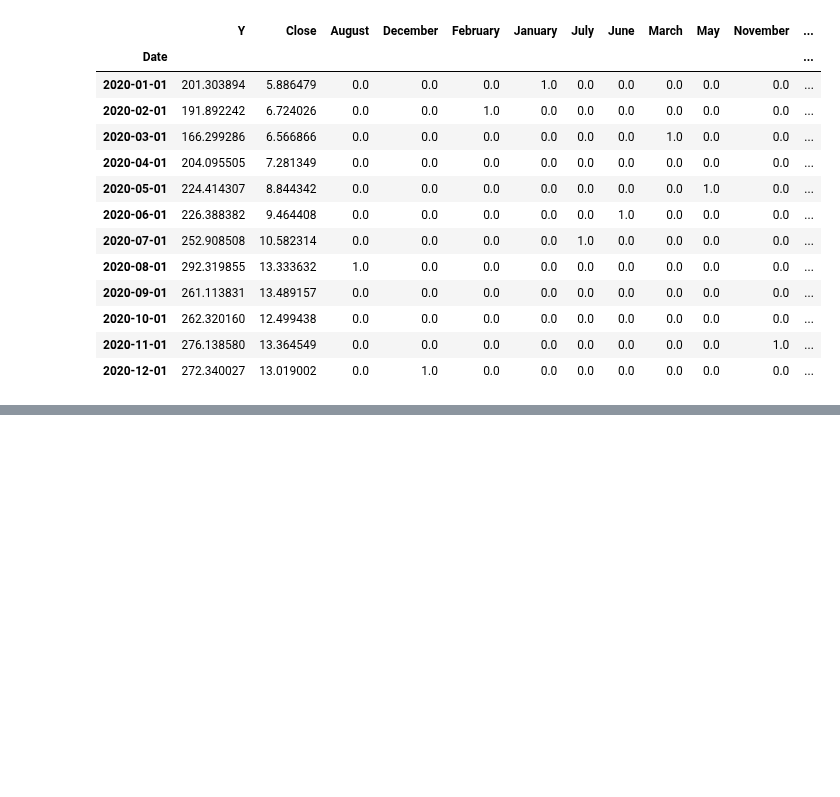
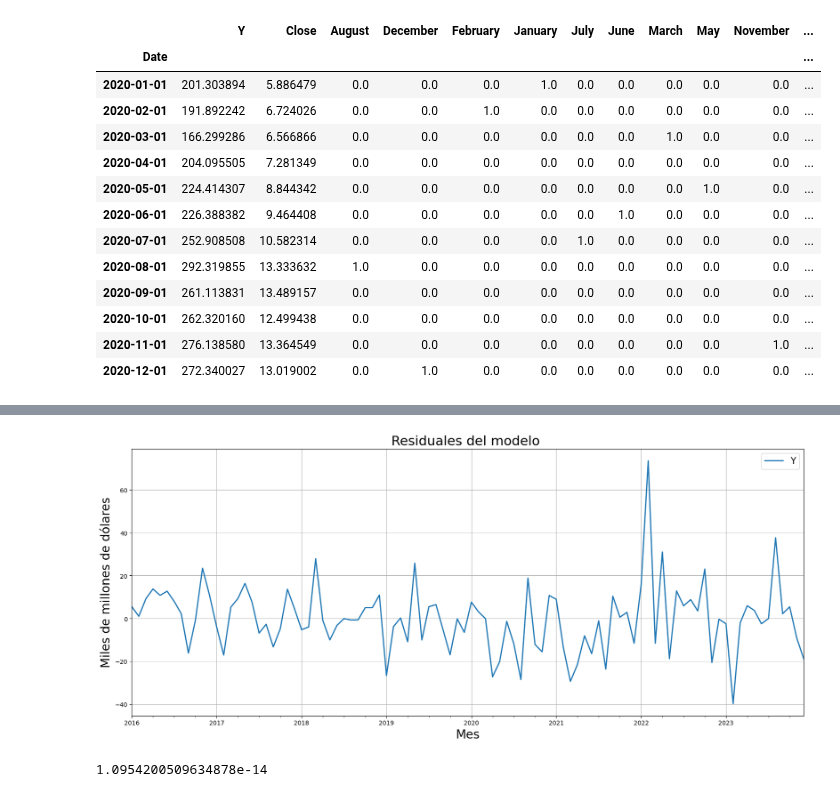
Before and after one commit to Michelleagl/Series_de_Tiempo, a Jupyter notebook: Regresión_lineal.ipynb, the cells around one changed output, grey strips where cells are left out. Saved outputs shown, nothing was run; the diff lists cells and outputs as text; code cells hidden in the pictures; blank space fills up the shorter version.

```diff
--- a/Regresión_lineal.ipynb
+++ b/Regresión_lineal.ipynb
@@ -250,0 +266,2 @@ data.head(13)
+# %%
+data = data["2015":]
@@ -250,0 +272,15 @@ data.head(13)
+# %%
+# Check for infinite values
+print(np.isinf(data).any())
+
+# Check for NaNs
+print(np.isnan(data).any())
+
+# Replace infinite values with NaNs
+data.replace([np.inf, -np.inf], np.nan, inplace=True)
+
+# Drop rows with NaNs
+data.dropna(inplace=True)
+
+# Now try running the regression again
+print(sm.OLS(data['Y'], data.drop(columns=['Y'])).fit().summary())
@@ -250,0 +338,2 @@ data.head(13)
+# %%
+errors = LinearRegression().fit(data.drop(columns=['Y']), data['Y']).predict(data.drop(columns=['Y'])) - data['Y']
@@ -250,0 +351,17 @@ data.head(13)
+# %%
+
+fig, ax = plt.subplots(1, 1, figsize = (20, 8))
+errors.plot(ax=ax, linewidth=2)
+
+# Specify graph features:
+ax.set_title('Residuales del modelo ', fontsize=22)
+ax.set_ylabel('Miles de millones de dólares', fontsize=20)
+ax.set_xlabel('Mes', fontsize=20)
+ax.legend(prop={'size': 15})
+ax.grid()
+# %% [output]
+[figure, added]
+# %%
+errors.mean()
+# %% [output]
+1.0954200509634878e-14
```
Also changed, not shown: parts of 23 cells of this notebook.
